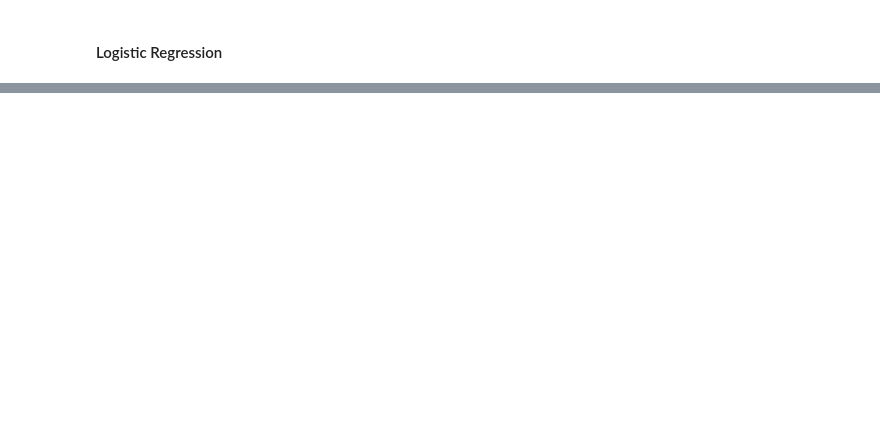
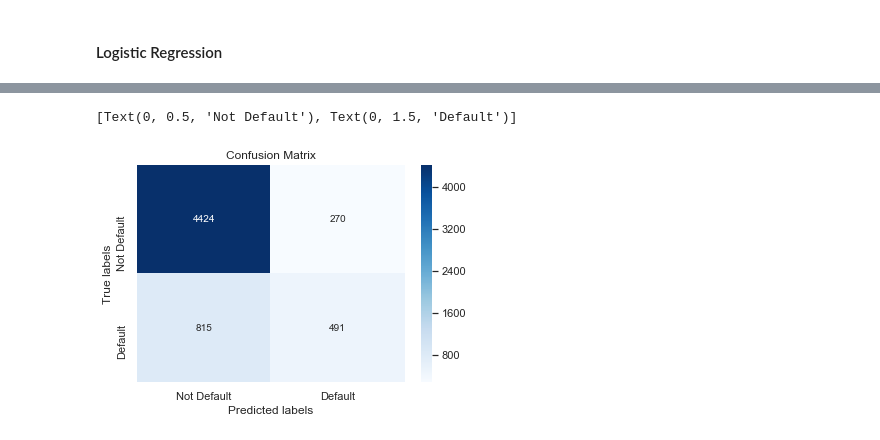
Before and after one commit to megball/Credit-default-analysis, a Jupyter notebook: Credit default analysis.ipynb, the cells around one changed output, grey strips where cells are left out. Cells and saved outputs as stored; diff of their text form; code cells hidden in the pictures; blank space fills up the shorter version.

```diff
--- a/Credit default analysis.ipynb
+++ b/Credit default analysis.ipynb
@@ -1389,22 +1356,0 @@ plt.show()
-# %%
-#RFE data set
-scores_RFE = {}
-scores_RFE_list = []
-
-kappa_RFE = {}
-kappa_RFE_list = []
-
-for k in k_range:
-    knn = KNeighborsClassifier(n_neighbors=k)
-    knn.fit(X_train_RFE,y_train_RFE)
-
-    y_pred_RFE = knn.predict(X_test_RFE)
-
-    scores_RFE[k] = metrics.accuracy_score(y_test_RFE,y_pred_RFE)
-    scores_RFE_list.append(scores_RFE[k])
-
-    kappa_RFE[k] = metrics.cohen_kappa_score(y_test_RFE,y_pred_RFE)
-    kappa_RFE_list.append(kappa_RFE[k])
-
-print(scores_RFE)
-print(kappa_RFE)
@@ -1760,7 +1696,7 @@ F1 Score: 0.4744318181818182
 #use same grid as RF classifier
 
 # create the grid
-grid_tree = GridSearchCV(DecisionTreeClassifier(), param_grid, cv = 3, scoring='f1')
+grid_tree = GridSearchCV(DecisionTreeClassifier(), param_grid, cv = 3, scoring='recall')
 
 #training
 grid_tree.fit(X_train_v1, y_train_v1)
@@ -1769,7 +1705,7 @@ grid_tree.fit(X_train_v1, y_train_v1)
 print(grid_tree.best_estimator_)
 
 #with its score
-print("F1 Score:",np.abs(grid_tree.best_score_))
+print("Recall:",np.abs(grid_tree.best_score_))
 # %% [output]
 DecisionTreeClassifier(class_weight=None, criterion='gini', max_depth=3,
                        max_features=None, max_leaf_nodes=5,
@@ -1787,9 +1723,10 @@ tree_v1 = DecisionTreeClassifier(class_weight=None, criterion='gini', max_depth=
                        random_state=None, splitter='best')
 
 tree_v1.fit(X_train_v1,y_train_v1)
-y_pred_v1 = tree_v1.predict(X_test_v1)
+y_pred_treev1 = tree_v1.predict(X_test_v1)
 
 print("Accuracy:",metrics.accuracy_score(y_test_v1, y_pred_v1))
 print("Kappa:",metrics.cohen_kappa_score(y_test_v1,y_pred_v1))
-print("F1 Score:",metrics.f1_score(y_test_v1,y_pred_v1))
+print("Precision:",metrics.precision_score(y_test_v1,y_pred_v1))
+print("Recall:",metrics.recall_score(y_test_v1,y_pred_v1))
 # %% [output]
@@ -1932,0 +2126,13 @@ Kappa: -0.00033319368782258607
+# %%
+ax = plt.subplot()
+sns.heatmap(tree_cm, annot=True, ax = ax, fmt='g', cmap='Blues') #annot=True to annotate cells, fmt='g' to remove sci notation
+
+# labels, title and ticks
+ax.set_xlabel('Predicted labels')
+ax.set_ylabel('True labels')
+ax.set_title('Confusion Matrix')
+ax.xaxis.set_ticklabels(['Not Default', 'Default'])
+ax.yaxis.set_ticklabels(['Not Default', 'Default'])
+# %% [output]
+[Text(0, 0.5, 'Not Default'), Text(0, 1.5, 'Default')]
+[figure, added]
```
Also changed, not shown: parts of 77 cells of this notebook.
